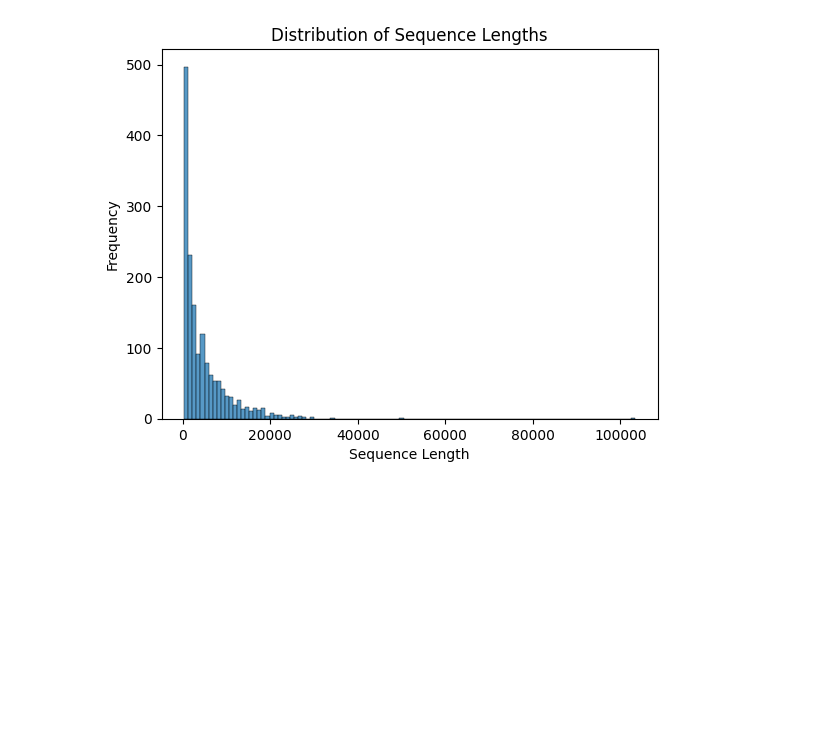
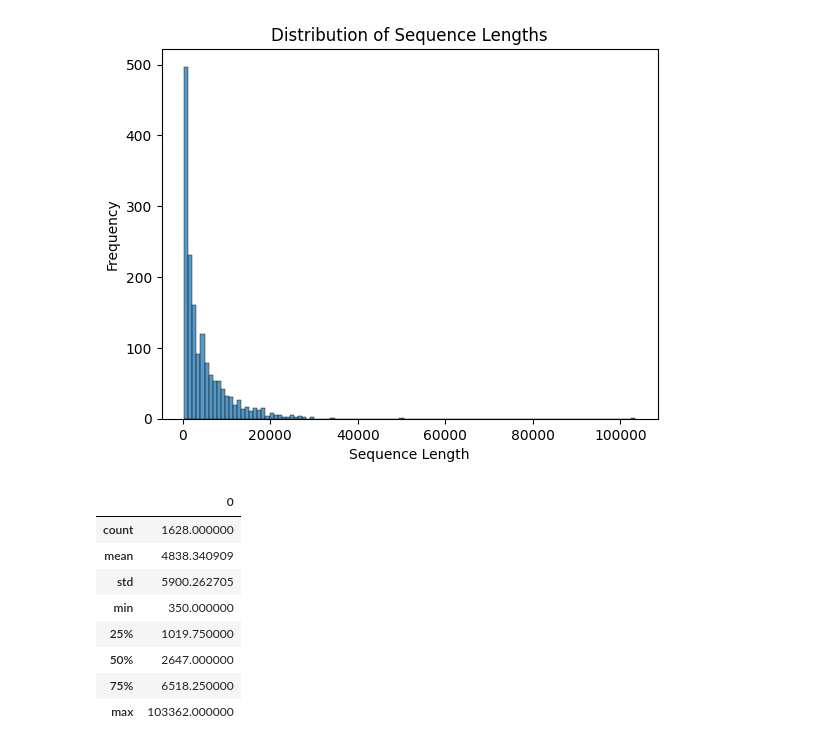
Before and after one commit to t4ai/music-composer-classification, a Jupyter notebook: composer-classifier.ipynb, the cells around one changed output. Drawn from its saved outputs; the diff is of its cells as text; code cells hidden in the pictures; blank space fills up the shorter version.

Commit message:
Start data prep

```diff
--- a/composer-classifier.ipynb
+++ b/composer-classifier.ipynb
@@ -131,3 +134,17 @@ plt.title('Distribution of Sequence Lengths')
 plt.show()
 # %% [output]
 [figure]
+# %%
+# get descriptive statistics for sequence lengths
+stats_df = pd.DataFrame(length_distributions)
+stats_df.describe()
+# %% [output]
+|  | 0 |
+| count | 1628.000000 |
+| mean | 4838.340909 |
+| std | 5900.262705 |
+| min | 350.000000 |
+| 25% | 1019.750000 |
+| 50% | 2647.000000 |
+| 75% | 6518.250000 |
+| max | 103362.000000 |
```
Also changed, not shown: parts of 11 cells of this notebook.
